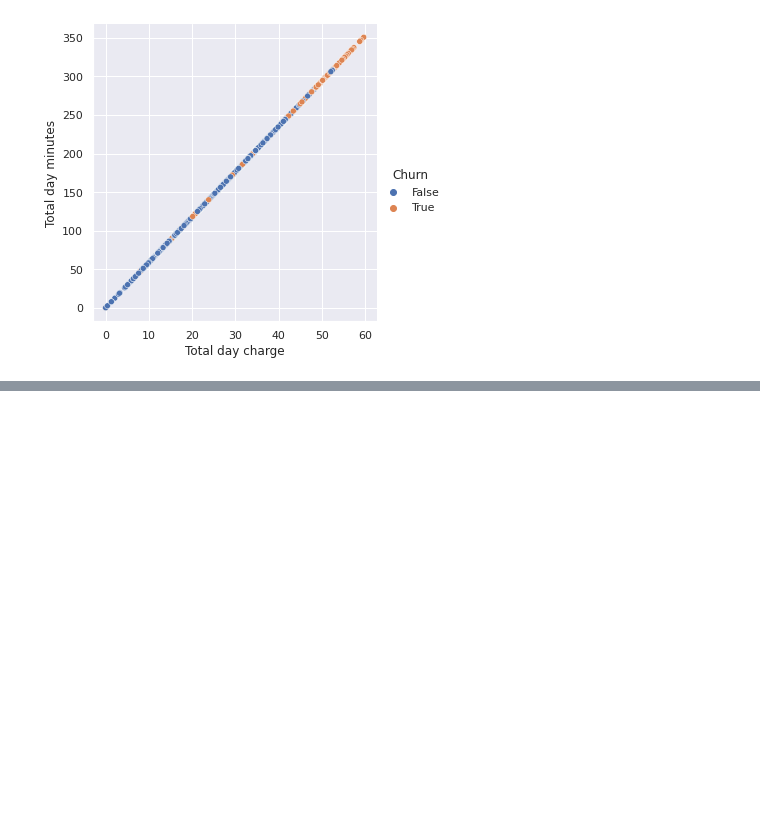
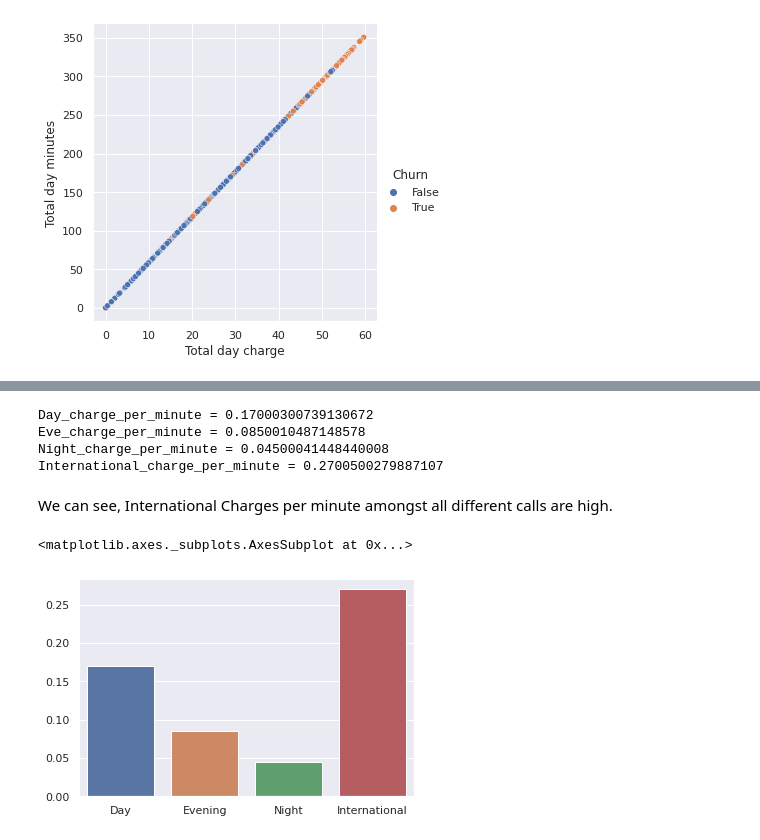
Before and after one commit to Prateek04Gupta/Telecom-Churn---EDA, a Jupyter notebook: Telecom_Churn_Analysis_Capstone_Project.ipynb, the cells around one changed output, grey strips where cells are left out. Saved outputs shown, nothing was run; the diff lists cells and outputs as text; code cells hidden in the pictures; blank space fills up the shorter version.

```diff
--- a/Telecom_Churn_Analysis_Capstone_Project.ipynb
+++ b/Telecom_Churn_Analysis_Capstone_Project.ipynb
@@ -261,0 +299,23 @@ This shows how higher total day minutes or total day charge is responsible for c
+# %%
+# calculating per minute charges for the differnt calls
+per_minutes_day_charge = df['Total day charge'].sum()/df['Total day minutes'].sum()
+per_minutes_eve_charge = df['Total eve charge'].sum()/df['Total eve minutes'].sum()
+per_minutes_night_charge = df['Total night charge'].sum()/df['Total night minutes'].sum()
+per_minutes_intnl_charge = df['Total intl charge'].sum()/df['Total intl minutes'].sum()
+print(f'Day_charge_per_minute = {per_minutes_day_charge}')
+print(f'Eve_charge_per_minute = {per_minutes_eve_charge}')
+print(f'Night_charge_per_minute = {per_minutes_night_charge}')
+print(f'International_charge_per_minute = {per_minutes_intnl_charge}')
+# %% [output]
+Day_charge_per_minute = 0.17000300739130672
+Eve_charge_per_minute = 0.0850010487148578
+Night_charge_per_minute = 0.04500041448440008
+International_charge_per_minute = 0.2700500279887107
+# %% [markdown]
+We can see, International Charges per minute amongst all different calls are high.
+# %%
+#plotting bar graph for the charges per minute of different calls
+sns.barplot(x=['Day','Evening','Night','International'],y=[per_minutes_day_charge,per_minutes_eve_charge,per_minutes_night_charge,per_minutes_intnl_charge])
+# %% [output]
+<matplotlib.axes._subplots.AxesSubplot at 0x...>
+[figure, added]
```
Also changed, not shown: parts of 11 cells of this notebook.
